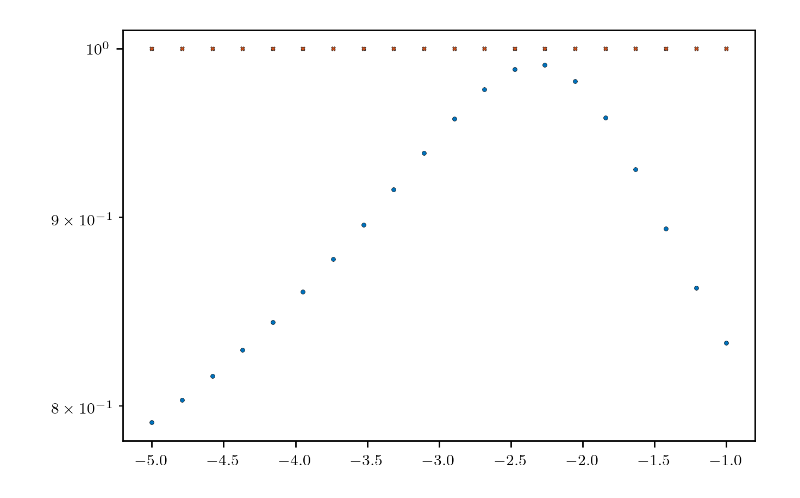
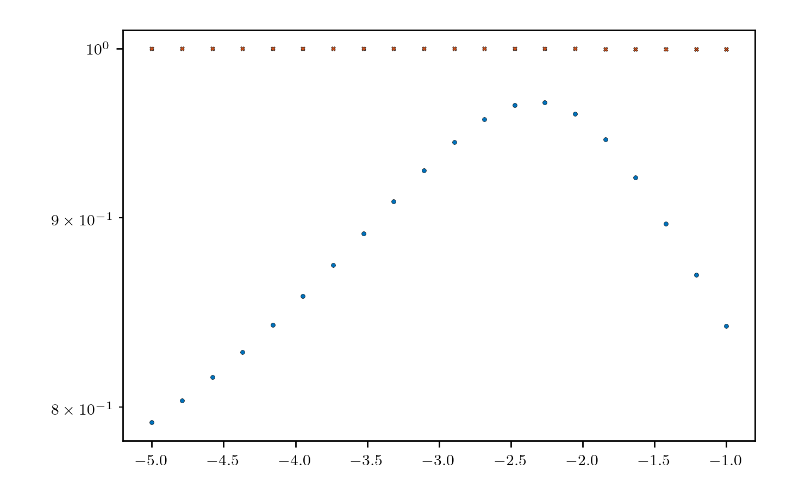
Before and after one commit to mab68/Kea, a Jupyter notebook: example_notebooks/parsevals/arevalo.ipynb, the cells around one changed output. Saved outputs shown, nothing was run; the diff lists cells and outputs as text; code cells hidden in the pictures.

```diff
--- a/example_notebooks/parsevals/arevalo.ipynb
+++ b/example_notebooks/parsevals/arevalo.ipynb
@@ -16,9 +16,7 @@ import matplotlib.pyplot as plt
 import numpy as np
 
 D = 2
-N = 256
-#L = 1. ## STILL BAD...
-#L = N
+N = 64
 L = 5.*np.pi
 grid_dims = [N for _ in range(D)]
 phys_dims = [L for _ in range(D)]
@@ -34,32 +32,32 @@ np.random.seed(1234)
 fields = []
 for a in alphas:
     fields.append(fbm.create_fbm(grid_dims, phys_dims, (a,), (1.,)))
 energies = []
 for f in fields:
     energies.append(moments.var(f, lenn=phys_dims))
 
 specs = []
 Pspecs = []
 for i, f in enumerate(fields):
     kD, fekD = per_spectra.modal_spectrum(f, lenn=phys_dims)
     _km, _fekm, width = statistics_base.bin_data(spectra_base.wavenumber_mesh(kD), fekD,
             bin_func=np.nanmean, min_bin=dk, max_bin=None,
             ignore_nan=False, norm_bin_size=False, bin_loc='center',
             cut_excess=True, nan_small=False)
     Pspecs.append((_km, _fekm))
 
     lags = arevalo_spectra.k_to_discrete_lags(_km, N, L)
     km, fekm = arevalo_spectra.modal_spectrum(f, lenn=phys_dims, lags=lags, mode='wrap')
     specs.append((km, fekm))
 
-    e_parsevals = np.nansum(statistics_base.kern(km, D, width, dk) * fekm) / np.sum(np.ones_like(f) * dx**D)
+    e_parsevals = np.nansum(statistics_base.kern(km, D, width, dk) * fekm * (dk/twopi)**D)
 
     # * (dk/twopi)**D
     plt.scatter(alphas[i], e_parsevals, marker='o', s=5., color=c[0], zorder=2, linewidth=0.2, edgecolor='black')
     plt.scatter(alphas[i], energies[i], marker='X', s=5., color=c[1], zorder=2, linewidth=0.2, edgecolor='black')
     #assert np.isclose(e_parsevals / energies[i], 1., rtol=0.001), e_parsevals / energies[i]
 
 plt.yscale('log')
 #plt.ylim((9e-1, 1.1e0))
 # %% [output]
-[figure, old version]
+[figure, new version]
```
Also changed, not shown: parts of 3 cells of this notebook, 2 other files.
